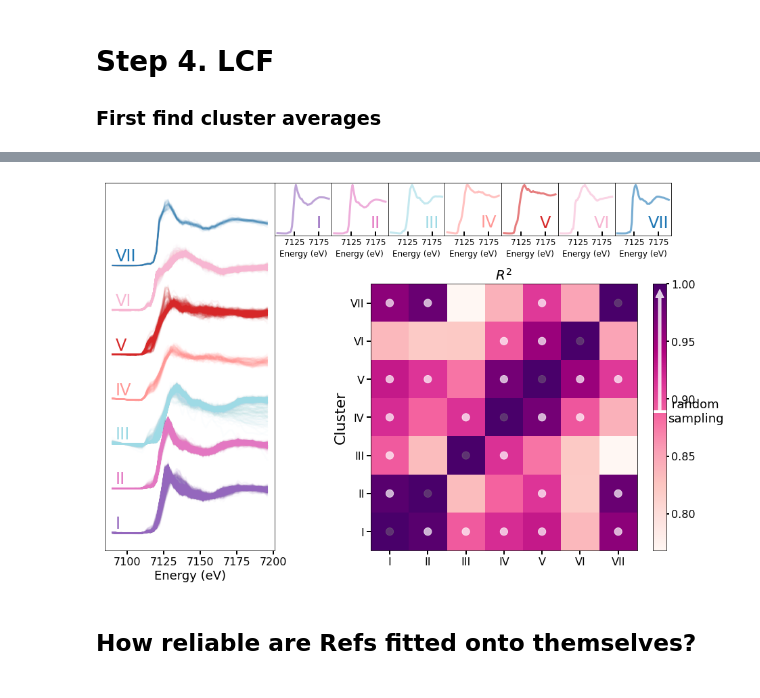
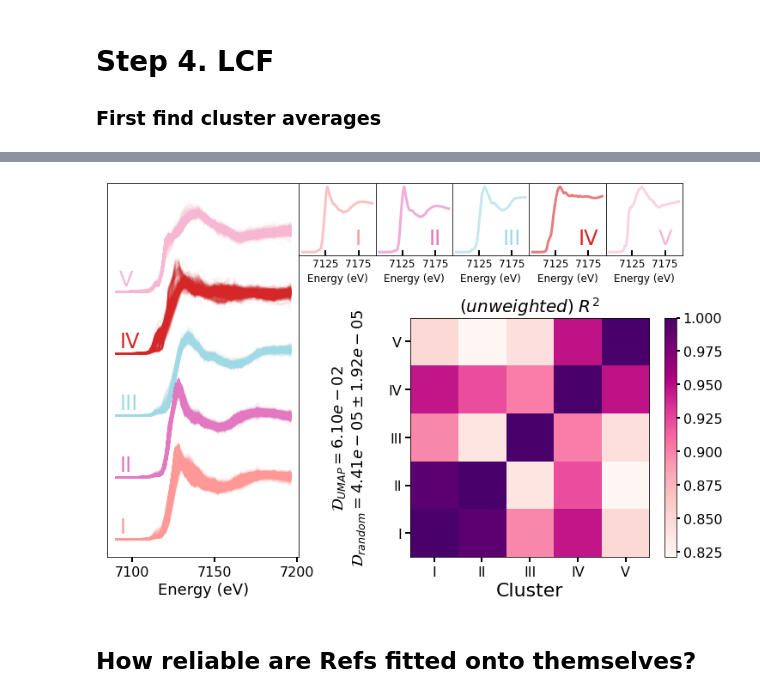
Before and after one commit to stetef/nano-XANES-microscopy-of-Fe, a Jupyter notebook: Analysis & Visualization.ipynb, the cells around one changed output, grey strips where cells are left out. Saved outputs shown, nothing was run; the diff lists cells and outputs as text; code cells hidden in the pictures.

```diff
--- a/Analysis & Visualization.ipynb
+++ b/Analysis & Visualization.ipynb
@@ -302,7 +300,7 @@ plt.savefig('Figures/similarity_matrices.png', dpi=400, transparent=False, bbox_
 # %% [output]
 [figure]
 # %%
-##### fig = plt.figure(figsize=(12, 9))
+fig = plt.figure(figsize=(12, 9))
 spec = fig.add_gridspec(nrows=3, ncols=2,
                         height_ratios=[1, 0.7, 0.6], width_ratios=[0.5, 1])
 plt.subplots_adjust(hspace=0., wspace=0.1)
@@ -512,7 +515,7 @@ plt.savefig('Figures/full_spectra_first_PCs.png', dpi=600, bbox_inches='tight')
 color_labels, codemap, dbscan_clustering = make_UMAP_plot(pca_components, normalized_spectra_dict, eps=1.0,
                                                           n_neighbors=30, min_dist=0, dimension=4, bins=60,
                                                           cmap=plt.cm.RdPu, c=plt.cm.RdPu(0.8),
-                                                          translation=3)
+                                                          translation=2)
 plt.savefig('Figures/full_spectra_UMAP.png', dpi=600, bbox_inches='tight')
 
 # Final clusters
@@ -559,31 +627,33 @@ print(np.average(sims), np.std(sims))
 # %%
-cluster_avgs = get_cluster_avgs(normalized_spectra_dict, color_labels, dbscan_clustering)
-avg_spectra = np.array(list(cluster_avgs.values()))
 n_clusters = len(avg_spectra)
-labels = ['I', 'II', 'III', 'IV', 'V', 'VI', 'VII']
+labels = ['I', 'II', 'III', 'IV', 'V']
 
-fig = plt.figure(figsize=(15, 10))
+fig = plt.figure(figsize=(12, 8))
 width_ratios = np.ones(1 + n_clusters)
-width_ratios[1:] = width_ratios[1:] / 3
+width_ratios[1:] = width_ratios[1:] / 2.5
 
 spec = fig.add_gridspec(nrows=2, ncols=1 + n_clusters,
-                        height_ratios=[0.2, 1.], width_ratios=width_ratios)
-plt.subplots_adjust(hspace=0.3, wspace=0.)
+                        height_ratios=[0.3, 1.], width_ratios=width_ratios)
+plt.subplots_adjust(hspace=0.4, wspace=0.)
 subplts = [fig.add_subplot(spec[:, 0]), fig.add_subplot(spec[1, 1:])]
 axes = [fig.add_subplot(spec[0, 1 + i]) for i in range(n_clusters)]
 
 plot_spaghetti_by_cluster(subplts[0], energy, normalized_spectra, avg_spectra,
                           color_labels, labels, codemap)
 plot_cluster_avgs((fig, axes), energy, cluster_avgs, codemap, linewidth=3)
 
 metric = '$R^2$'
 sim_matrix = get_similarity_mtx(avg_spectra, metric=metric)
-plot_corr_matx(subplts[1], sim_matrix, labels, metric, rot=0,
-               threshold=np.average(sims), std=np.std(sims))
-subplts[1].set_ylabel('Cluster', fontsize=22)
+metric = '$(unweighted) \; R^2$'
+plot_corr_matx(subplts[1], sim_matrix, labels, metric, rot=0)
+
+ylabel = '$\mathcal{D}_{UMAP} = ' + f'{diversity:.2e}$\n'
+ylabel += '$\mathcal{D}_{random} = ' + f'{xbar:.2e} \pm {s:.2e}$\n'
+subplts[1].set_ylabel(ylabel, fontsize=18)
+subplts[1].set_xlabel('Cluster', fontsize=22)
 
 plt.savefig('Figures/full_spectra_cluster_averages.png', dpi=600, bbox_inches='tight')
 # %% [output]
-[figure, old version]
+[figure, new version]
 # %% [markdown]
 ## How reliable are Refs fitted onto themselves?
```
Also changed, not shown: parts of 47 cells of this notebook, 28 other files.
